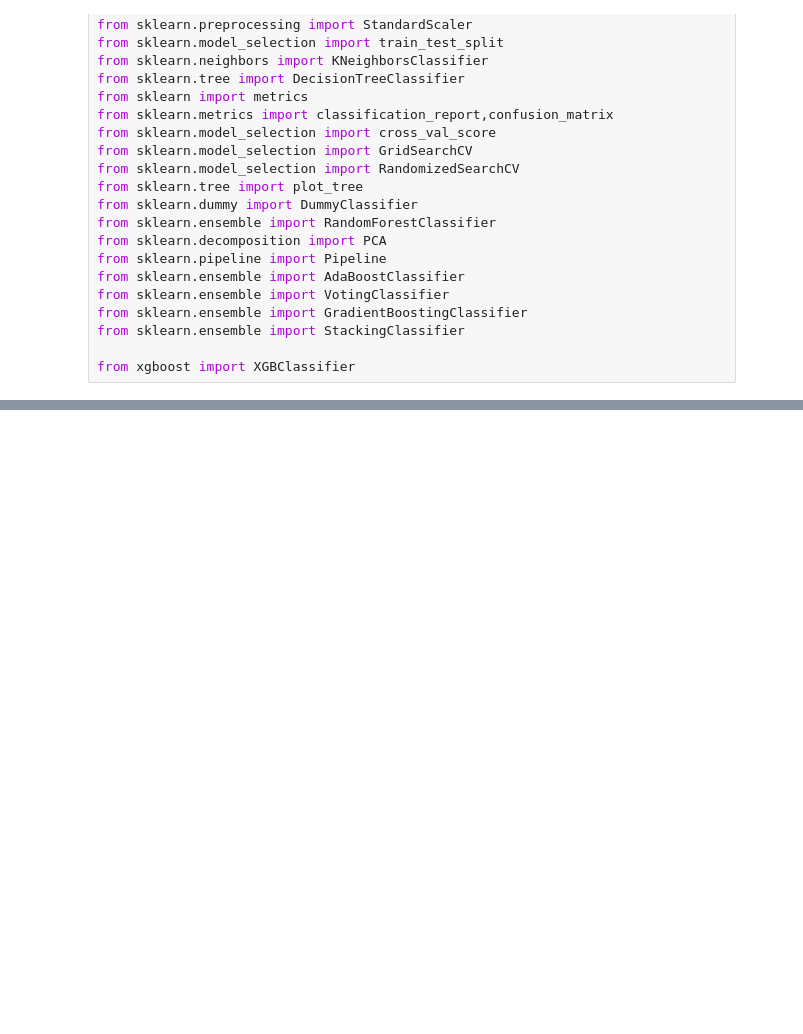
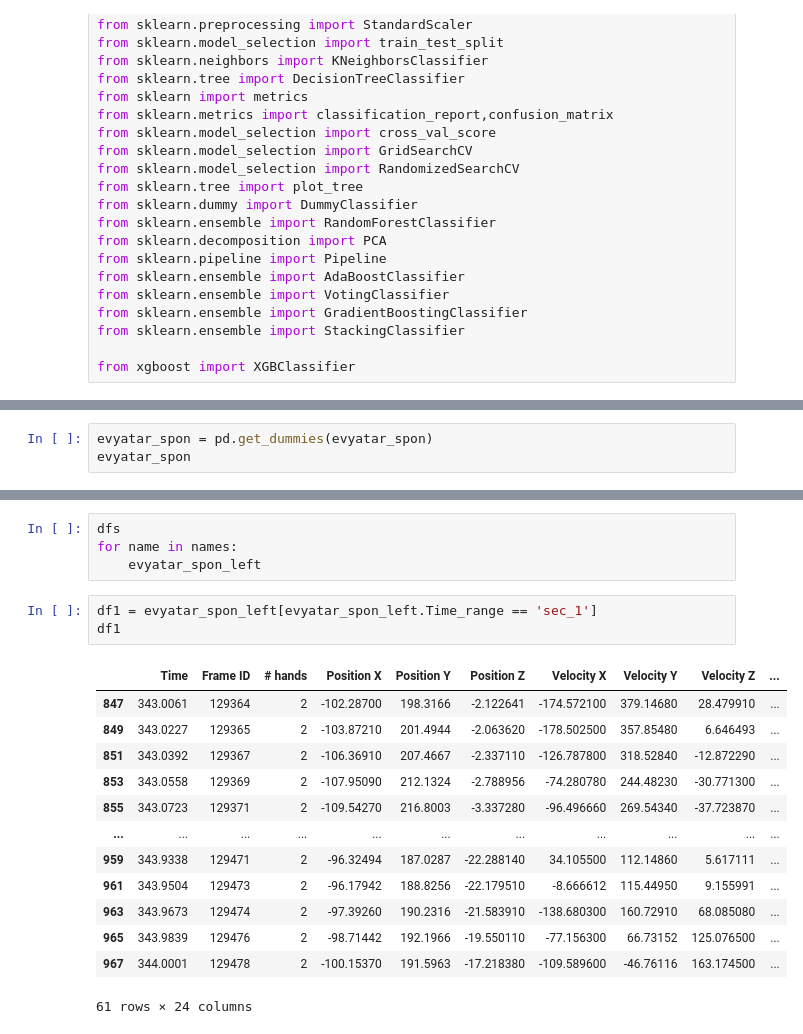
Before and after one commit to or-yitshak/Final-Project-Semester-B, a Jupyter notebook: Notebook 4.ipynb, the cells around one changed output, grey strips where cells are left out. Saved outputs shown, nothing was run; the diff lists cells and outputs as text; blank space fills up the shorter version.

```diff
--- a/Notebook 4.ipynb
+++ b/Notebook 4.ipynb
@@ -28,0 +103,3 @@ from xgboost import XGBClassifier
+# %%
+evyatar_spon = pd.get_dummies(evyatar_spon)
+evyatar_spon
@@ -28,0 +169,21 @@ from xgboost import XGBClassifier
+# %%
+dfs
+for name in names:
+    evyatar_spon_left
+# %%
+df1 = evyatar_spon_left[evyatar_spon_left.Time_range == 'sec_1']
+df1
+# %% [output]
+|  | Time | Frame ID | # hands | Position X | Position Y | Position Z | Velocity X | Velocity Y | Velocity Z | ... |
+| 847 | 343.0061 | 129364 | 2 | -102.28700 | 198.3166 | -2.122641 | -174.572100 | 379.14680 | 28.479910 | ... |
+| 849 | 343.0227 | 129365 | 2 | -103.87210 | 201.4944 | -2.063620 | -178.502500 | 357.85480 | 6.646493 | ... |
+| 851 | 343.0392 | 129367 | 2 | -106.36910 | 207.4667 | -2.337110 | -126.787800 | 318.52840 | -12.872290 | ... |
+| 853 | 343.0558 | 129369 | 2 | -107.95090 | 212.1324 | -2.788956 | -74.280780 | 244.48230 | -30.771300 | ... |
+| 855 | 343.0723 | 129371 | 2 | -109.54270 | 216.8003 | -3.337280 | -96.496660 | 269.54340 | -37.723870 | ... |
+| ... | ... | ... | ... | ... | ... | ... | ... | ... | ... | ... |
+| 959 | 343.9338 | 129471 | 2 | -96.32494 | 187.0287 | -22.288140 | 34.105500 | 112.14860 | 5.617111 | ... |
+| 961 | 343.9504 | 129473 | 2 | -96.17942 | 188.8256 | -22.179510 | -8.666612 | 115.44950 | 9.155991 | ... |
+| 963 | 343.9673 | 129474 | 2 | -97.39260 | 190.2316 | -21.583910 | -138.680300 | 160.72910 | 68.085080 | ... |
+| 965 | 343.9839 | 129476 | 2 | -98.71442 | 192.1966 | -19.550110 | -77.156300 | 66.73152 | 125.076500 | ... |
+| 967 | 344.0001 | 129478 | 2 | -100.15370 | 191.5963 | -17.218380 | -109.589600 | -46.76116 | 163.174500 | ... |
+61 rows × 24 columns
```
Also changed, not shown: parts of 34 cells of this notebook.
